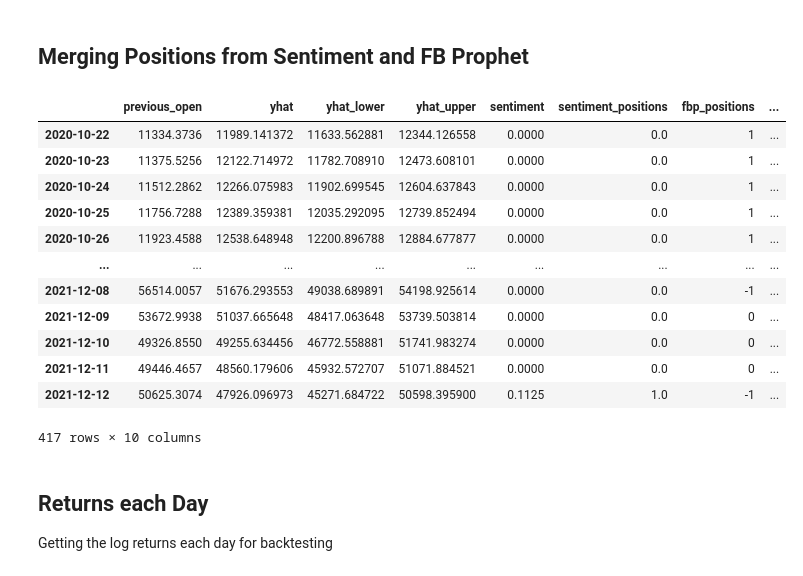
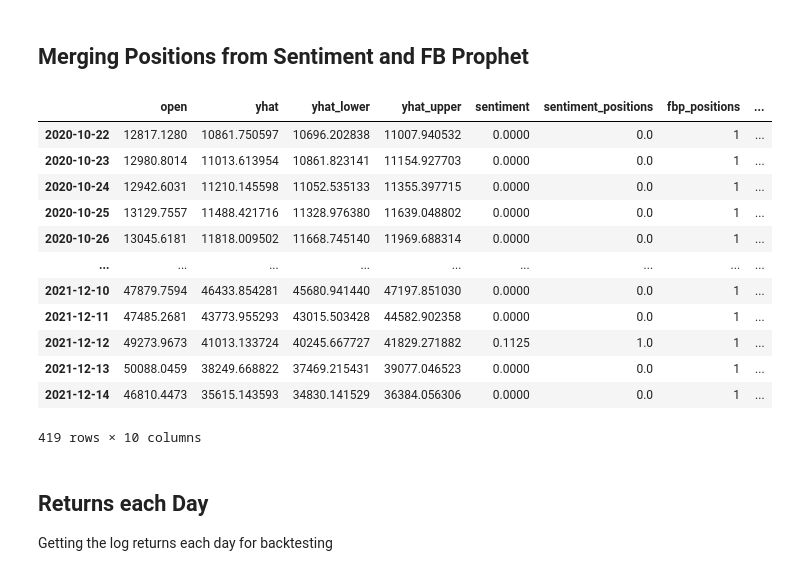
Before and after one commit to marcosan93/Medium-Misc-Tutorials, a Jupyter notebook: Crypto-Tutorials/NewsSentiment-TimeSeries-Crypto.ipynb, the cells around one changed output. Saved outputs shown, nothing was run; the diff lists cells and outputs as text; code cells hidden in the pictures.

Commit message:
changed around the training amount to find a better outcome

```diff
--- a/Crypto-Tutorials/NewsSentiment-TimeSeries-Crypto.ipynb
+++ b/Crypto-Tutorials/NewsSentiment-TimeSeries-Crypto.ipynb
@@ -200,7 +200,7 @@ def getPrices(ticker, training_days, sent_df, mov_avg):
 
     return prices
 # %%
-prices = getPrices("BTC", 365, sent_df, 5)
+prices = getPrices("BTC", 180, sent_df, 10)
 
 prices
 # %% [output]
@@ -255,12 +255,15 @@ def runningFBP(prices, forecast_period, training_days):
     # DF for the predicted values
     pred_df = pd.DataFrame()
 
+    # Training amount so the dates properly line up
+    train = training_days - forecast_period
+
     # Running the model on each day
-    for i in tqdm(range(training_days, len(prices), forecast_period)):
+    for i in tqdm(range(train, len(prices), forecast_period)):
 
         # Training and Predicting the last day on the forecast
         forecast = fbpTrainPredict(
-            prices[i-training_days:i],
+            prices[i-train:i],
             forecast_period
         ).tail(forecast_period)[[
             'ds',
@@ -277,11 +280,11 @@ def runningFBP(prices, forecast_period, training_days):
 
     prices['ds'] = prices['ds'].apply(lambda x: str(x)[:10])
 
-    # Getting the price values from N days ago
-    prices['previous_open'] = prices['open'].shift(forecast_period)
+    # Shifting the forecasts back in order to compare it to the 'current' open values
+    pred_df['ds'] = pred_df['ds'].shift(-forecast_period)
 
     # Merging with the prices DF in order to compare values for positions later
-    merge_df = prices[['ds', 'previous_open']].merge(
+    merge_df = prices[['ds', 'open']].merge(
         pred_df,
         on='ds',
         how='outer'
@@ -289,7 +292,7 @@ def runningFBP(prices, forecast_period, training_days):
 
     return merge_df
 # %%
-pred_df = runningFBP(prices, 5, 365)
+pred_df = runningFBP(prices, 10, 180)
 # %%
 pred_df
 # %% [output]
@@ -315,9 +318,9 @@ def fbpPositions(pred_df, short=True):
     """
     Gets positions based on the predictions and the actual values.
     """
-    if pred_df['previous_open'] < pred_df['yhat_lower']:
+    if pred_df['open'] > pred_df['yhat']:
         return 1
-    elif pred_df['previous_open'] > pred_df['yhat_upper'] and short:
+    elif pred_df['open'] < pred_df['yhat'] and short:
         return -1
     else:
         return 0
@@ -336,47 +339,47 @@ def overallPosition(df):
 # %%
 # Adding sentiment positions to the forecast DF
 positions = pred_df.merge(
     sent_df,
     right_index=True,
     left_index=True,
     how='inner'
 )
 
 # Getting forecast positions
 positions['fbp_positions'] = positions.apply(
-    lambda x: fbpPositions(x),
+    lambda x: fbpPositions(x, short=False),
     axis=1
 )
 
 # Getting the overall positions
 positions['overall_positions'] = positions.apply(
     lambda x: overallPosition(x),
     axis=1
 )
 
 # Buy and hold position
 positions['buy_hold'] = 1
 
 # Random positions
 positions['random_positions'] = random.choices(
     [1,0,-1], k=len(positions)
 )
 
 positions
 # %% [output]
-|  | previous_open | yhat | yhat_lower | yhat_upper | sentiment | sentiment_positions | fbp_positions | ... |
-| 2020-10-22 | 11334.3736 | 11989.141372 | 11633.562881 | 12344.126558 | 0.0000 | 0.0 | 1 | ... |
-| 2020-10-23 | 11375.5256 | 12122.714972 | 11782.708910 | 12473.608101 | 0.0000 | 0.0 | 1 | ... |
-| 2020-10-24 | 11512.2862 | 12266.075983 | 11902.699545 | 12604.637843 | 0.0000 | 0.0 | 1 | ... |
-| 2020-10-25 | 11756.7288 | 12389.359381 | 12035.292095 | 12739.852494 | 0.0000 | 0.0 | 1 | ... |
-| 2020-10-26 | 11923.4588 | 12538.648948 | 12200.896788 | 12884.677877 | 0.0000 | 0.0 | 1 | ... |
+|  | open | yhat | yhat_lower | yhat_upper | sentiment | sentiment_positions | fbp_positions | ... |
+| 2020-10-22 | 12817.1280 | 10861.750597 | 10696.202838 | 11007.940532 | 0.0000 | 0.0 | 1 | ... |
+| 2020-10-23 | 12980.8014 | 11013.613954 | 10861.823141 | 11154.927703 | 0.0000 | 0.0 | 1 | ... |
+| 2020-10-24 | 12942.6031 | 11210.145598 | 11052.535133 | 11355.397715 | 0.0000 | 0.0 | 1 | ... |
+| 2020-10-25 | 13129.7557 | 11488.421716 | 11328.976380 | 11639.048802 | 0.0000 | 0.0 | 1 | ... |
+| 2020-10-26 | 13045.6181 | 11818.009502 | 11668.745140 | 11969.688314 | 0.0000 | 0.0 | 1 | ... |
 | ... | ... | ... | ... | ... | ... | ... | ... | ... |
-| 2021-12-08 | 56514.0057 | 51676.293553 | 49038.689891 | 54198.925614 | 0.0000 | 0.0 | -1 | ... |
-| 2021-12-09 | 53672.9938 | 51037.665648 | 48417.063648 | 53739.503814 | 0.0000 | 0.0 | 0 | ... |
-| 2021-12-10 | 49326.8550 | 49255.634456 | 46772.558881 | 51741.983274 | 0.0000 | 0.0 | 0 | ... |
-| 2021-12-11 | 49446.4657 | 48560.179606 | 45932.572707 | 51071.884521 | 0.0000 | 0.0 | 0 | ... |
-| 2021-12-12 | 50625.3074 | 47926.096973 | 45271.684722 | 50598.395900 | 0.1125 | 1.0 | -1 | ... |
+| 2021-12-10 | 47879.7594 | 46433.854281 | 45680.941440 | 47197.851030 | 0.0000 | 0.0 | 1 | ... |
+| 2021-12-11 | 47485.2681 | 43773.955293 | 43015.503428 | 44582.902358 | 0.0000 | 0.0 | 1 | ... |
+| 2021-12-12 | 49273.9673 | 41013.133724 | 40245.667727 | 41829.271882 | 0.1125 | 1.0 | 1 | ... |
+| 2021-12-13 | 50088.0459 | 38249.668822 | 37469.215431 | 39077.046523 | 0.0000 | 0.0 | 1 | ... |
+| 2021-12-14 | 46810.4473 | 35615.143593 | 34830.141529 | 36384.056306 | 0.0000 | 0.0 | 1 | ... |
-417 rows × 10 columns
+419 rows × 10 columns
 # %% [markdown]
 ## Returns each Day
 Getting the log returns each day for backtesting
```
Also changed, not shown: parts of 4 cells of this notebook.
